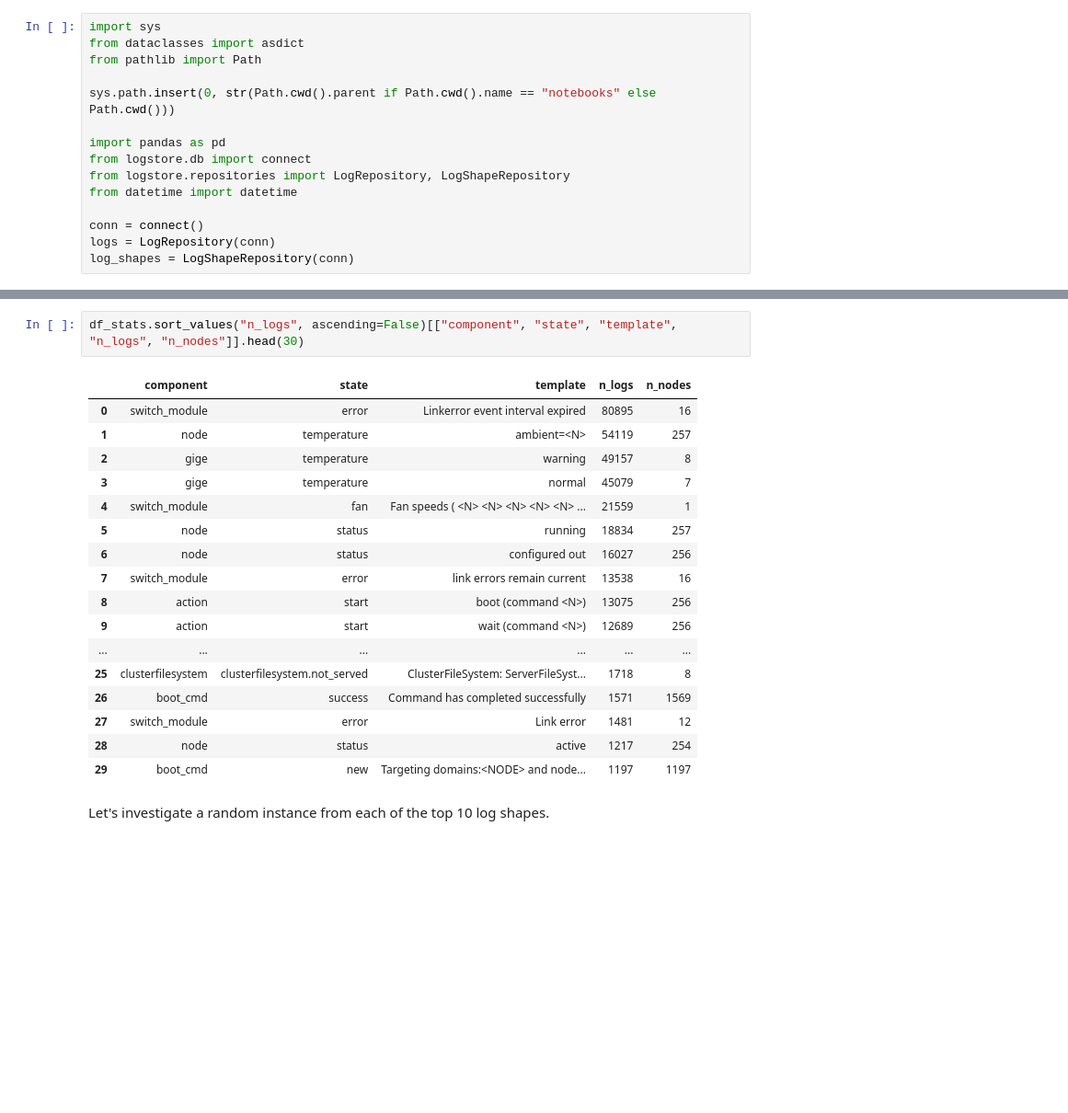
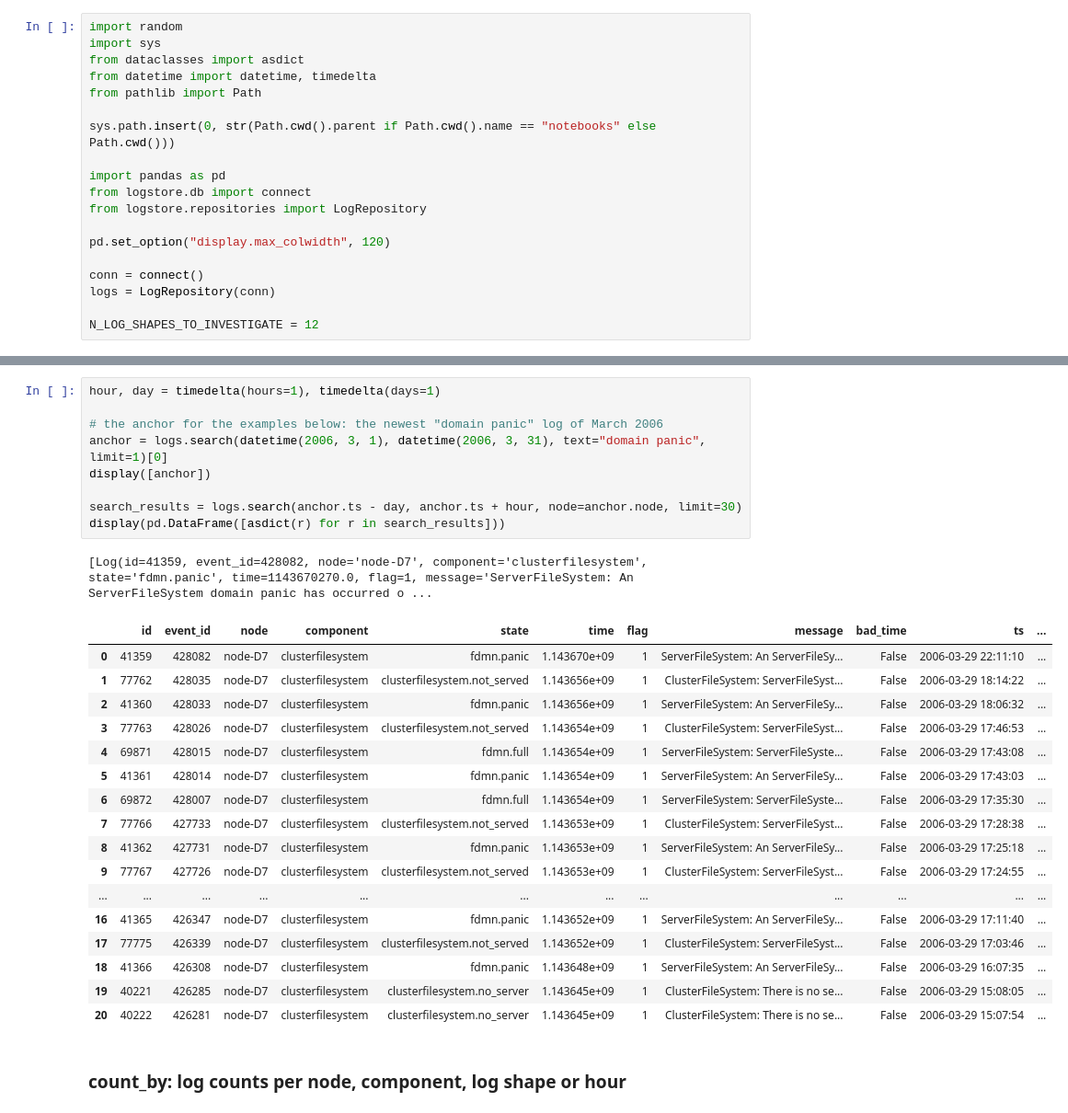
Before and after one commit to avivvv/mave-home-assignment, a Jupyter notebook: notebooks/04_incidents.ipynb, the cells around one changed output, grey strips where cells are left out. Shown at 92% size. Drawn from its saved outputs; the diff is of its cells as text; blank space fills up the shorter version.

```diff
--- a/notebooks/04_incidents.ipynb
+++ b/notebooks/04_incidents.ipynb
@@ -3,16 +3,20 @@
 # %%
+import random
 import sys
 from dataclasses import asdict
+from datetime import datetime, timedelta
 from pathlib import Path
 
 sys.path.insert(0, str(Path.cwd().parent if Path.cwd().name == "notebooks" else Path.cwd()))
 
 import pandas as pd
 from logstore.db import connect
-from logstore.repositories import LogRepository, LogShapeRepository
-from datetime import datetime
+from logstore.repositories import LogRepository
+
+pd.set_option("display.max_colwidth", 120)
 
 conn = connect()
 logs = LogRepository(conn)
-log_shapes = LogShapeRepository(conn)
+
+N_LOG_SHAPES_TO_INVESTIGATE = 12
 # %% [markdown]
@@ -46,23 +68,31 @@ df_stats.head(20)
 # %%
-df_stats.sort_values("n_logs", ascending=False)[["component", "state", "template", "n_logs", "n_nodes"]].head(30)
+hour, day = timedelta(hours=1), timedelta(days=1)
+
+# the anchor for the examples below: the newest "domain panic" log of March 2006
+anchor = logs.search(datetime(2006, 3, 1), datetime(2006, 3, 31), text="domain panic", limit=1)[0]
+display([anchor])
+
+search_results = logs.search(anchor.ts - day, anchor.ts + hour, node=anchor.node, limit=30)
+display(pd.DataFrame([asdict(r) for r in search_results]))
 # %% [output]
+[Log(id=41359, event_id=428082, node='node-D7', component='clusterfilesystem', state='fdmn.panic', time=1143670270.0, flag=1, message='ServerFileSystem: An ServerFileSystem domain panic has occurred o ...
-|  | component | state | template | n_logs | n_nodes |
-| 0 | switch_module | error | Linkerror event interval expired | 80895 | 16 |
-| 1 | node | temperature | ambient=<N> | 54119 | 257 |
-| 2 | gige | temperature | warning | 49157 | 8 |
-| 3 | gige | temperature | normal | 45079 | 7 |
-| 4 | switch_module | fan | Fan speeds ( <N> <N> <N> <N> <N> ... | 21559 | 1 |
-| 5 | node | status | running | 18834 | 257 |
-| 6 | node | status | configured out | 16027 | 256 |
-| 7 | switch_module | error | link errors remain current | 13538 | 16 |
-| 8 | action | start | boot (command <N>) | 13075 | 256 |
-| 9 | action | start | wait (command <N>) | 12689 | 256 |
-| ... | ... | ... | ... | ... | ... |
-| 25 | clusterfilesystem | clusterfilesystem.not_served | ClusterFileSystem: ServerFileSyst... | 1718 | 8 |
-| 26 | boot_cmd | success | Command has completed successfully | 1571 | 1569 |
-| 27 | switch_module | error | Link error | 1481 | 12 |
-| 28 | node | status | active | 1217 | 254 |
-| 29 | boot_cmd | new | Targeting domains:<NODE> and node... | 1197 | 1197 |
+|  | id | event_id | node | component | state | time | flag | message | bad_time | ts | ... |
+| 0 | 41359 | 428082 | node-D7 | clusterfilesystem | fdmn.panic | 1.143670e+09 | 1 | ServerFileSystem: An ServerFileSy... | False | 2006-03-29 22:11:10 | ... |
+| 1 | 77762 | 428035 | node-D7 | clusterfilesystem | clusterfilesystem.not_served | 1.143656e+09 | 1 | ClusterFileSystem: ServerFileSyst... | False | 2006-03-29 18:14:22 | ... |
+| 2 | 41360 | 428033 | node-D7 | clusterfilesystem | fdmn.panic | 1.143656e+09 | 1 | ServerFileSystem: An ServerFileSy... | False | 2006-03-29 18:06:32 | ... |
+| 3 | 77763 | 428026 | node-D7 | clusterfilesystem | clusterfilesystem.not_served | 1.143654e+09 | 1 | ClusterFileSystem: ServerFileSyst... | False | 2006-03-29 17:46:53 | ... |
+| 4 | 69871 | 428015 | node-D7 | clusterfilesystem | fdmn.full | 1.143654e+09 | 1 | ServerFileSystem: ServerFileSyste... | False | 2006-03-29 17:43:08 | ... |
+| 5 | 41361 | 428014 | node-D7 | clusterfilesystem | fdmn.panic | 1.143654e+09 | 1 | ServerFileSystem: An ServerFileSy... | False | 2006-03-29 17:43:03 | ... |
+| 6 | 69872 | 428007 | node-D7 | clusterfilesystem | fdmn.full | 1.143654e+09 | 1 | ServerFileSystem: ServerFileSyste... | False | 2006-03-29 17:35:30 | ... |
+| 7 | 77766 | 427733 | node-D7 | clusterfilesystem | clusterfilesystem.not_served | 1.143653e+09 | 1 | ClusterFileSystem: ServerFileSyst... | False | 2006-03-29 17:28:38 | ... |
+| 8 | 41362 | 427731 | node-D7 | clusterfilesystem | fdmn.panic | 1.143653e+09 | 1 | ServerFileSystem: An ServerFileSy... | False | 2006-03-29 17:25:18 | ... |
+| 9 | 77767 | 427726 | node-D7 | clusterfilesystem | clusterfilesystem.not_served | 1.143653e+09 | 1 | ClusterFileSystem: ServerFileSyst... | False | 2006-03-29 17:24:55 | ... |
+| ... | ... | ... | ... | ... | ... | ... | ... | ... | ... | ... | ... |
+| 16 | 41365 | 426347 | node-D7 | clusterfilesystem | fdmn.panic | 1.143652e+09 | 1 | ServerFileSystem: An ServerFileSy... | False | 2006-03-29 17:11:40 | ... |
+| 17 | 77775 | 426339 | node-D7 | clusterfilesystem | clusterfilesystem.not_served | 1.143652e+09 | 1 | ClusterFileSystem: ServerFileSyst... | False | 2006-03-29 17:03:46 | ... |
+| 18 | 41366 | 426308 | node-D7 | clusterfilesystem | fdmn.panic | 1.143648e+09 | 1 | ServerFileSystem: An ServerFileSy... | False | 2006-03-29 16:07:35 | ... |
+| 19 | 40221 | 426285 | node-D7 | clusterfilesystem | clusterfilesystem.no_server | 1.143645e+09 | 1 | ClusterFileSystem: There is no se... | False | 2006-03-29 15:08:05 | ... |
+| 20 | 40222 | 426281 | node-D7 | clusterfilesystem | clusterfilesystem.no_server | 1.143645e+09 | 1 | ClusterFileSystem: There is no se... | False | 2006-03-29 15:07:54 | ... |
 # %% [markdown]
-Let's investigate a random instance from each of the top 10 log shapes.
+### count_by: log counts per node, component, log shape or hour
 # %%
```
Also changed, not shown: parts of 41 cells of this notebook, 12 other files.
